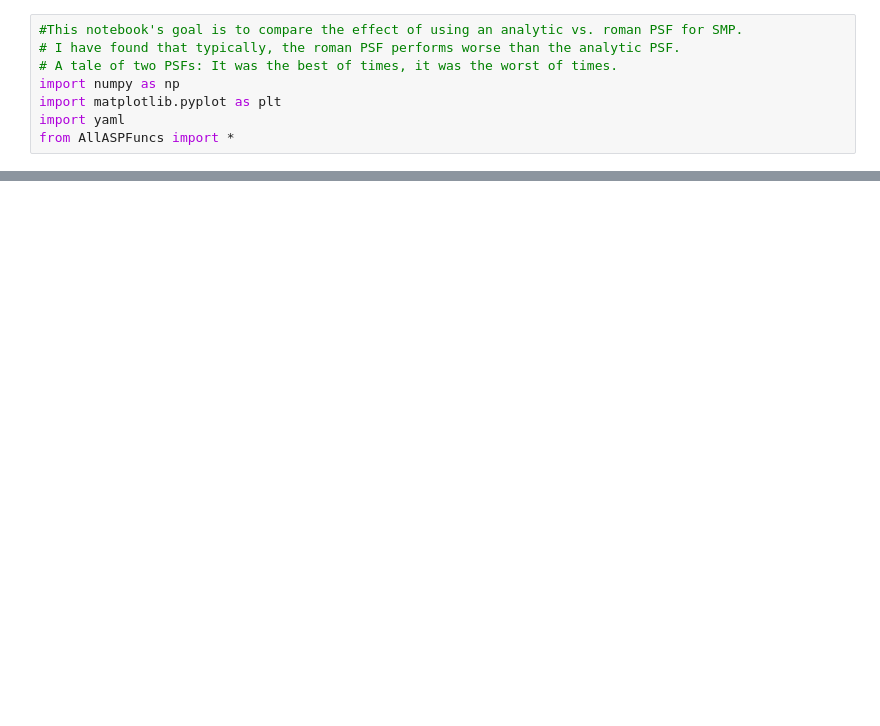
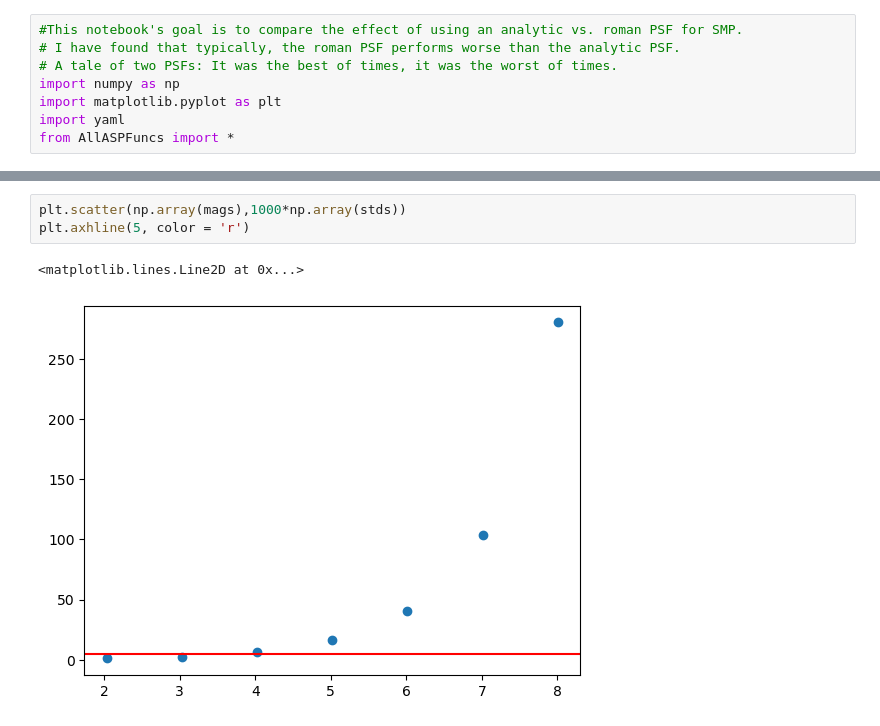
Before and after one commit to Roman-Supernova-PIT/campari, a Jupyter notebook: RomanPSFComparison.ipynb, the cells around one changed output, grey strips where cells are left out. Drawn from its saved outputs; the diff is of its cells as text; blank space fills up the shorter version.

```diff
--- a/RomanPSFComparison.ipynb
+++ b/RomanPSFComparison.ipynb
@@ -39,0 +255,6 @@ Saving images to ./results/images/simulated_Y106_analyticpsf_images.npy
+# %%
+plt.scatter(np.array(mags),1000*np.array(stds))
+plt.axhline(5, color = 'r')
+# %% [output]
+<matplotlib.lines.Line2D at 0x...>
+[figure, added]
```
Also changed, not shown: parts of 31 cells of this notebook, 8 other files.
